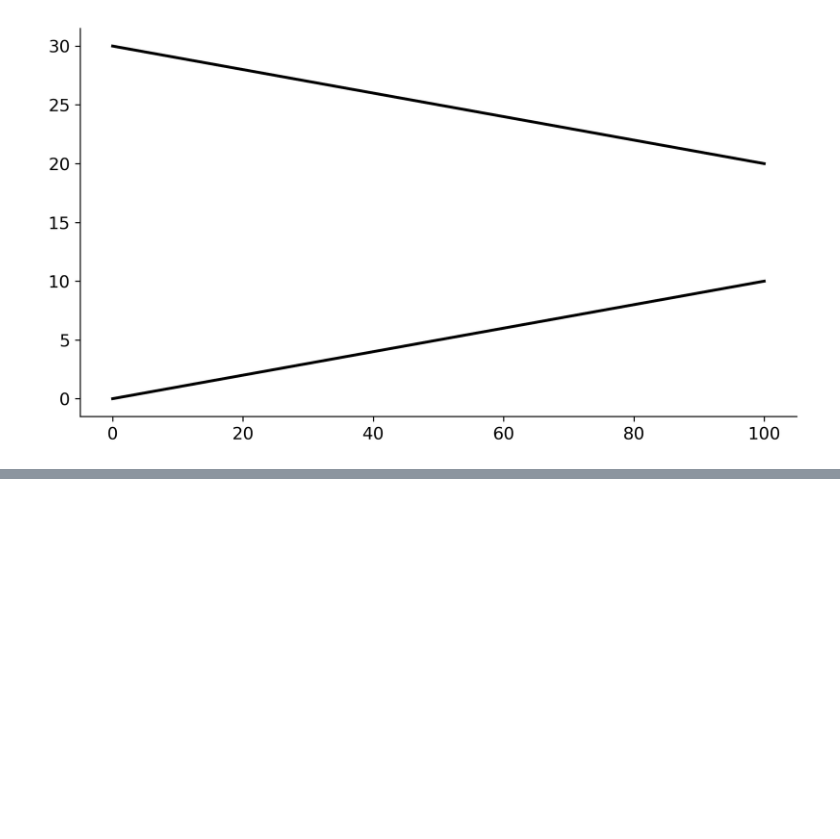
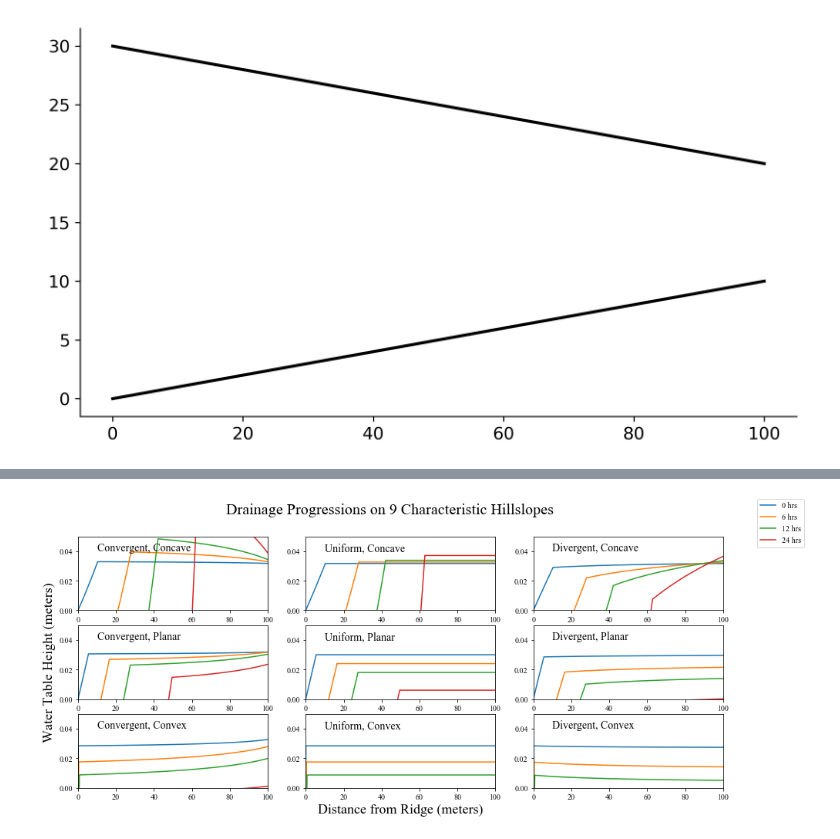
Before and after one commit to elischwat/Hillslope-Hydrology-and-Geomorphology, a Jupyter notebook: Hillslope Hydrology.ipynb, the cells around one changed output, grey strips where cells are left out. Drawn from its saved outputs; the diff is of its cells as text; code cells hidden in the pictures; blank space fills up the shorter version.

```diff
--- a/Hillslope Hydrology.ipynb
+++ b/Hillslope Hydrology.ipynb
@@ -11,4 +2,4 @@ div.input {
 import numpy as np
 import matplotlib as mpl
 import matplotlib.pyplot as plt
-plt.style.use('~/Development/python/Hillslope-Hydrology-and-Geomorphology/honors_thesis.mplstyle')
+plt.style.use('honors_thesis.mplstyle')
@@ -99,0 +204,36 @@ Convergent hillslope
+# %%
+plt.figure(figsize=(15,6))
+plt.subplot(3,3,1)
+plt.annotate('Convergent, Concave', xy=(10,0.04), fontsize = 14)
+plotForEachDrainTime('con','concave')
+plt.subplot(3,3,2)
+plt.annotate('Uniform, Concave', xy=(10,0.04), fontsize = 14)
+plotForEachDrainTime('uni','concave')
+plt.subplot(3,3,3)
+plt.annotate('Divergent, Concave', xy=(10,0.04), fontsize = 14)
+plotForEachDrainTime('div','concave')
+plt.subplot(3,3,4)
+plt.annotate('Convergent, Planar', xy=(10,0.04), fontsize = 14)
+plotForEachDrainTime('con','planar')
+plt.ylabel("Water Table Height (meters)", fontsize=18)
+plt.subplot(3,3,5)
+plt.annotate('Uniform, Planar', xy=(10,0.04), fontsize = 14)
+plotForEachDrainTime('uni','planar')
+plt.subplot(3,3,6)
+plt.annotate('Divergent, Planar', xy=(10,0.04), fontsize = 14)
+plotForEachDrainTime('div','planar')
+plt.subplot(3,3,7)
+plt.annotate('Convergent, Convex', xy=(10,0.04), fontsize = 14)
+plotForEachDrainTime('con','convex')
+plt.subplot(3,3,8)
+plt.annotate('Uniform, Convex', xy=(10,0.04), fontsize = 14)
+plotForEachDrainTime('uni','convex')
+plt.xlabel("Distance from Ridge (meters)", fontsize=18)
+plt.subplot(3,3,9)
+plt.annotate('Divergent, Convex', xy=(10,0.04), fontsize = 14)
+plotForEachDrainTime('div','convex')
+plt.figlegend()
+plt.suptitle("Drainage Progressions on 9 Characteristic Hillslopes", fontsize=20)
+plt.show()
+# %% [output]
+[figure, added]
```
Also changed, not shown: parts of 21 cells of this notebook, 1 other file.
